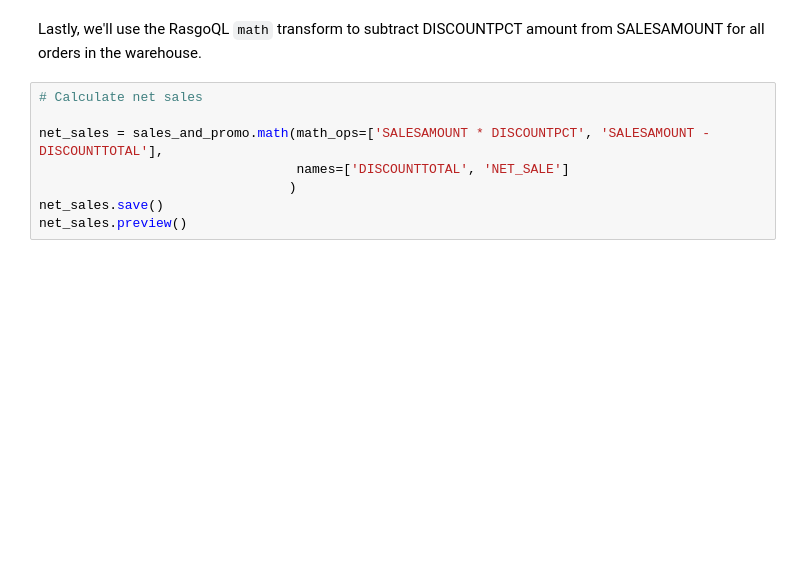
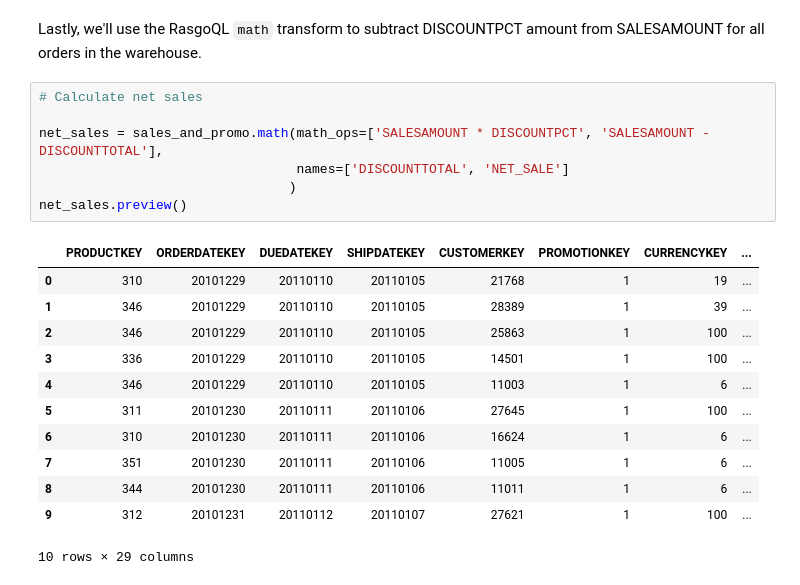
Before and after one commit to rasgointelligence/RasgoQL, a Jupyter notebook: tutorials/rasgoql-join-example.ipynb, the cells around one changed output. Saved outputs shown, nothing was run; the diff lists cells and outputs as text; blank space fills up the shorter version.

```diff
--- a/tutorials/rasgoql-join-example.ipynb
+++ b/tutorials/rasgoql-join-example.ipynb
@@ -283,8 +217,20 @@ Lastly, we'll use the RasgoQL `math` transform to subtract DISCOUNTPCT amount fr
 # %%
 # Calculate net sales
 
 net_sales = sales_and_promo.math(math_ops=['SALESAMOUNT * DISCOUNTPCT', 'SALESAMOUNT - DISCOUNTTOTAL'],
                                  names=['DISCOUNTTOTAL', 'NET_SALE']
                                 )
-net_sales.save()
 net_sales.preview()
+# %% [output]
+|  | PRODUCTKEY | ORDERDATEKEY | DUEDATEKEY | SHIPDATEKEY | CUSTOMERKEY | PROMOTIONKEY | CURRENCYKEY | ... |
+| 0 | 310 | 20101229 | 20110110 | 20110105 | 21768 | 1 | 19 | ... |
+| 1 | 346 | 20101229 | 20110110 | 20110105 | 28389 | 1 | 39 | ... |
+| 2 | 346 | 20101229 | 20110110 | 20110105 | 25863 | 1 | 100 | ... |
+| 3 | 336 | 20101229 | 20110110 | 20110105 | 14501 | 1 | 100 | ... |
+| 4 | 346 | 20101229 | 20110110 | 20110105 | 11003 | 1 | 6 | ... |
+| 5 | 311 | 20101230 | 20110111 | 20110106 | 27645 | 1 | 100 | ... |
+| 6 | 310 | 20101230 | 20110111 | 20110106 | 16624 | 1 | 6 | ... |
+| 7 | 351 | 20101230 | 20110111 | 20110106 | 11005 | 1 | 6 | ... |
+| 8 | 344 | 20101230 | 20110111 | 20110106 | 11011 | 1 | 6 | ... |
+| 9 | 312 | 20101231 | 20110112 | 20110107 | 27621 | 1 | 100 | ... |
+10 rows × 29 columns
```
Also changed, not shown: parts of 21 cells of this notebook.
